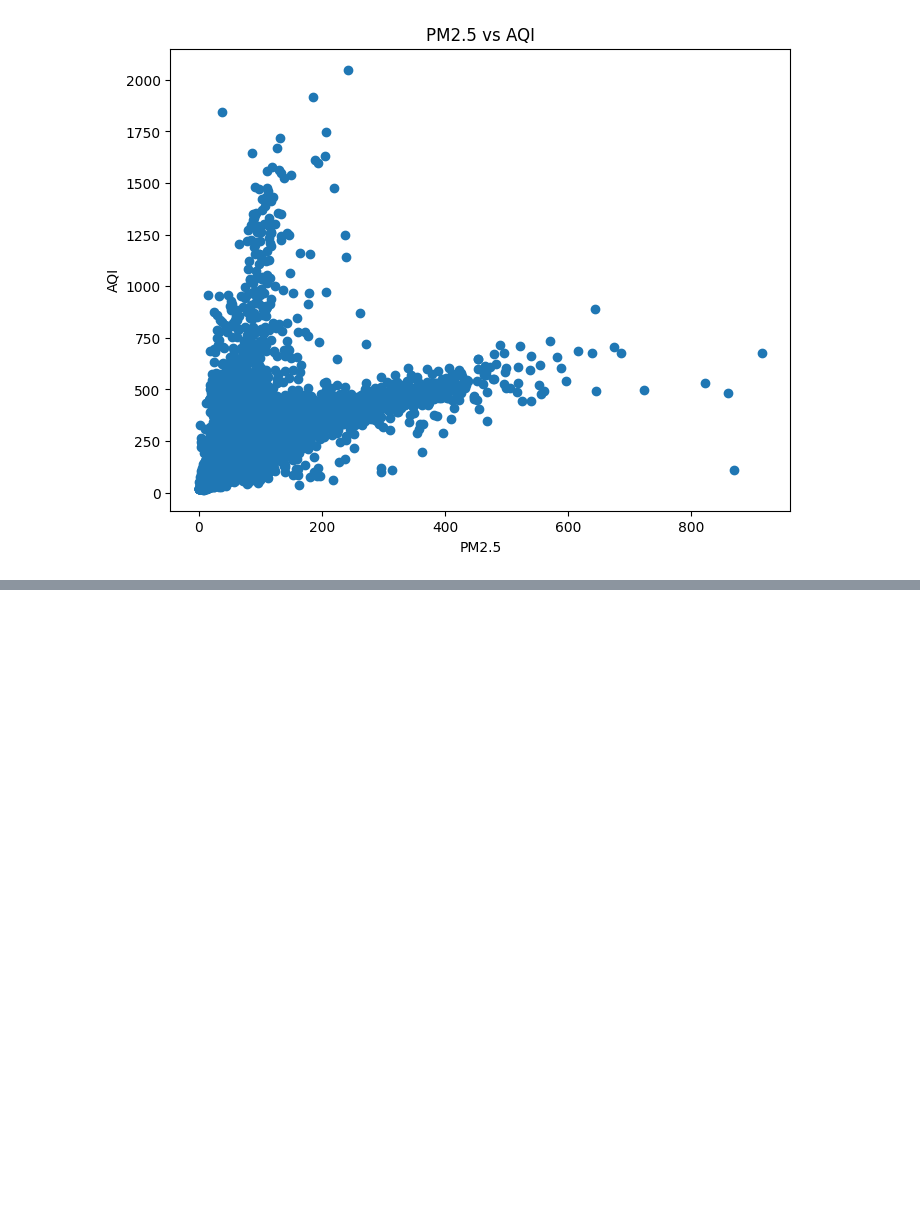
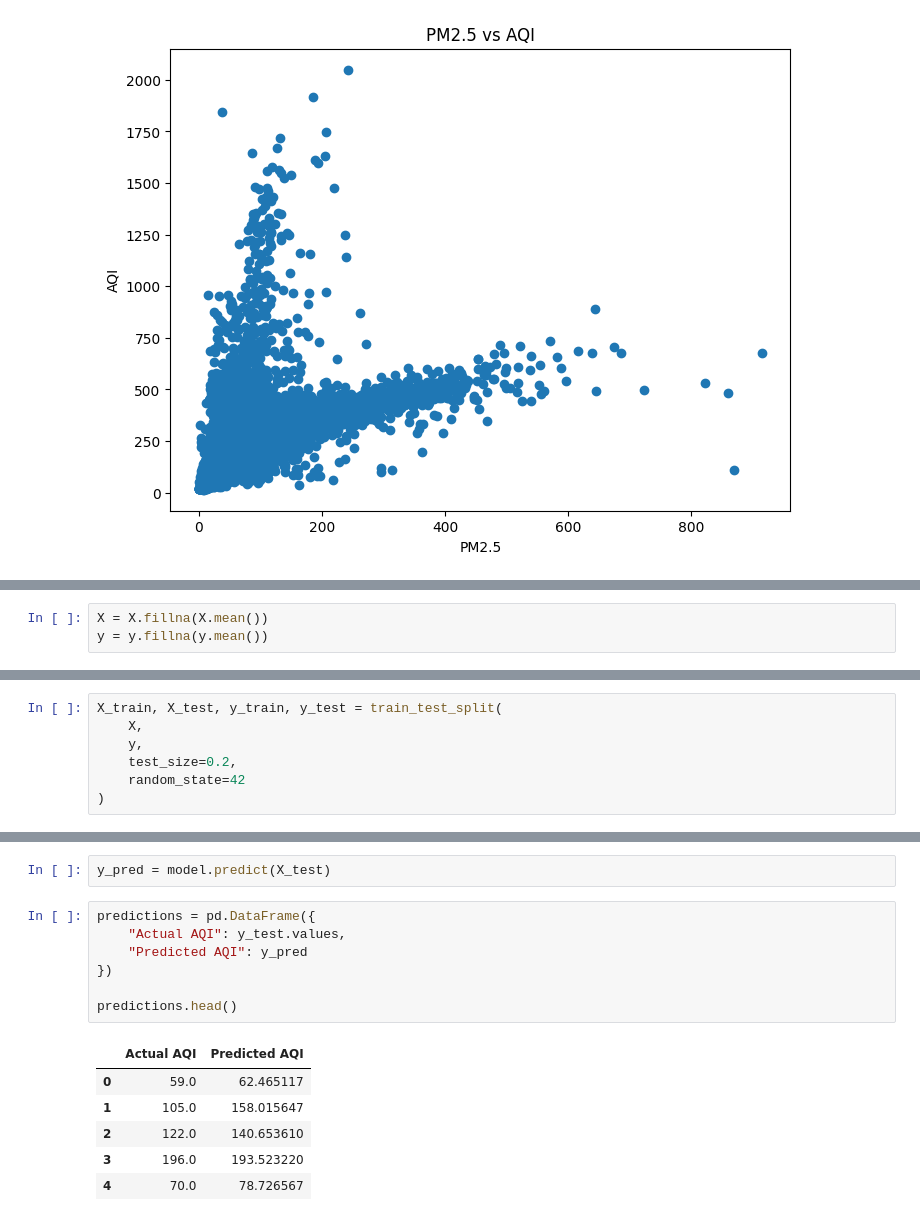
Before and after one commit to nikunjdixit-ai/-Air-AQI-Prediction, a Jupyter notebook: notebook/aqi_pipeline.ipynb, the cells around one changed output, grey strips where cells are left out. Saved outputs shown, nothing was run; the diff lists cells and outputs as text; blank space fills up the shorter version.

```diff
--- a/notebook/aqi_pipeline.ipynb
+++ b/notebook/aqi_pipeline.ipynb
@@ -328,0 +386,3 @@ plt.show()
+# %%
+X = X.fillna(X.mean())
+y = y.fillna(y.mean())
@@ -328,0 +397,7 @@ plt.show()
+# %%
+X_train, X_test, y_train, y_test = train_test_split(
+    X,
+    y,
+    test_size=0.2,
+    random_state=42
+)
@@ -328,0 +411,16 @@ plt.show()
+# %%
+y_pred = model.predict(X_test)
+# %%
+predictions = pd.DataFrame({
+    "Actual AQI": y_test.values,
+    "Predicted AQI": y_pred
+})
+
+predictions.head()
+# %% [output]
+|  | Actual AQI | Predicted AQI |
+| 0 | 59.0 | 62.465117 |
+| 1 | 105.0 | 158.015647 |
+| 2 | 122.0 | 140.653610 |
+| 3 | 196.0 | 193.523220 |
+| 4 | 70.0 | 78.726567 |
```
Also changed, not shown: parts of 11 cells of this notebook.
